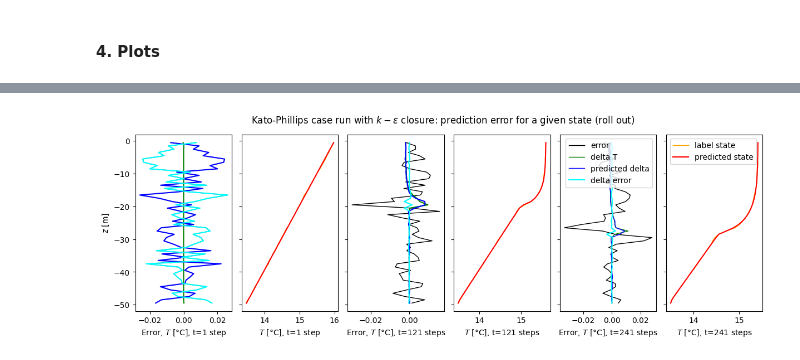
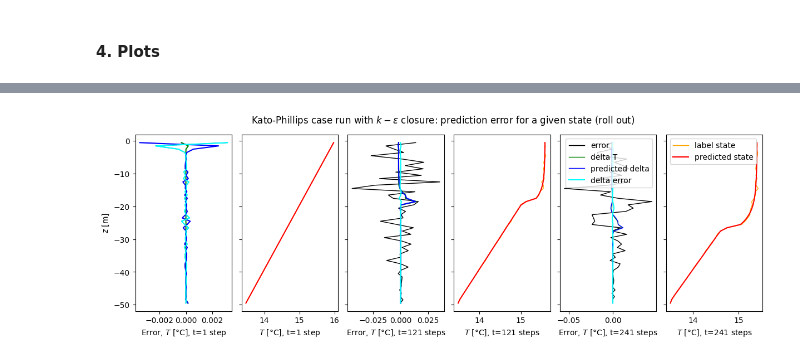
Before and after one commit to anne-df/ige_deep_emulators, a Jupyter notebook: postprocessing.ipynb, the cells around one changed output, grey strips where cells are left out. Drawn from its saved outputs; the diff is of its cells as text; code cells hidden in the pictures.

```diff
--- a/postprocessing.ipynb
+++ b/postprocessing.ipynb
@@ -56,3 +59,6 @@ app_labels = np.load("data/inf_labels.npy")
+# %%
+def denormalize_labels(labels: np.ndarray, label_mean: float, label_std: float) -> np.ndarray:
+    return labels * label_std + label_mean
 # %% [markdown]
 #### 2. Apply Model (One Iteration)
 # %%
@@ -112,7 +113,7 @@ plt.show()
 # %%
 # to parallelize over trajectories
 
-def roll_out_from_traj(file_paths, inf_combined_data, norm_factor, model, params, start_index=0):
+def roll_out_from_traj(file_paths, inf_combined_data, norm_factor, model, params, label_mean, label_std, start_index=0):
     """
     Roll out the neural network from an initial temperature state and other variables of the trajectory
     (it uses the s, u, v variables of the actual trajectory to predict the temperature)
@@ -130,6 +131,7 @@ def roll_out_from_traj(file_paths, inf_combined_data, norm_factor, model, params
     """
     # Initialization
     inf_combined_data, inf_labels = preprocess_and_generate_labels(file_paths, norm_factor)
+    #inf_labels = inf_labels# * 10.
     n_sim = len(file_paths)
     n_time = inf_combined_data.shape[0]//n_sim
     depth = inf_combined_data.shape[2]
@@ -149,34 +151,35 @@ def roll_out_from_traj(file_paths, inf_combined_data, norm_factor, model, params
 
         # get preprocessed data for the trajectory
         pre_data = np.zeros((n_time+1, 5, depth)) # initial state + n_time following states
-        pre_data[:-1] = inf_combined_data[i*n_time:(i+1)*n_time]
-        inf_labels_i = inf_labels[i*n_time:(i+1)*n_time]
+        pre_data[:-1] = inf_combined_data[i*n_time:(i+1)*n_time]*norm_factor
+        #inf_labels_i = inf_labels[i*n_time:(i+1)*n_time]
         # initial state
-        state_t = pre_data[start_index:start_index+1] # ! change with reshape function
-
+        state_t = pre_data[start_index:start_index+1]/norm_factor # ! change with reshape function
 
         for t in range(start_index, n_time):
             temp_delta = model.apply(params, state_t)
-            # stop residuals pre_data[t+1, 0, :] = pre_data[t, 0, :] + temp_delta # roll out
-            pre_data[t+1, 0, :] = temp_delta
+            pre_data[t+1, 0, :] = pre_data[t, 0, :] + denormalize_labels(temp_delta, label_mean, label_std) # roll out
+            #pre_data[t+1, 0, :] = temp_delta
 
             # track the explained variance and mse
-            explained_variance[i, t] = explained_variance_score(inf_labels[i*n_time+t], temp_delta[0])
-            mse[i, t, :] = np.square(temp_delta[0]-inf_labels[i*n_time+t])
+            inf_label_deg = denormalize_labels(inf_labels[i*n_time+t], label_mean, label_std)
+            temp_delta_deg = denormalize_labels(temp_delta[0], label_mean, label_std)
+            explained_variance[i, t] = explained_variance_score(inf_label_deg, temp_delta_deg)
+            mse[i, t, :] = np.square(temp_delta_deg-inf_label_deg)
 
             # no need to postprocess because temp_delta are normalized too
-            state_t = pre_data[t+1:t+2] # to change with reshape
+            state_t = pre_data[t+1:t+2]/norm_factor # to change with reshape
         # pre_data temperatures are results of the model
 
         # store ith deep trajectory
         deep_traj[i] = Trajectory(grid=grid, time=original_traj[i].time,
                                   u=original_traj[i].u, v=original_traj[i].v,
-                                  t=pre_data[:,0,:]*norm_factor, s=original_traj[i].s)
+                                  t=pre_data[:,0,:], s=original_traj[i].s)
 
     return original_traj, deep_traj, mse, explained_variance
 # %%
-n_traj = 10
-original_traj, deep_traj, mse, explained_variance = roll_out_from_traj(file_paths[:n_traj], app_data, 25., model, params)
+n_traj = 100
+original_traj, deep_traj, mse, explained_variance = roll_out_from_traj(file_paths[:n_traj], app_data, 25., model, params, label_mean, label_std)
 #original_traj, deep_traj, mse, explained_variance = roll_out_from_traj(file_paths[:n_traj], app_data, 25., model, params, start_index=30)
 # 4 minutes 20 for 100 trajectories MLP(64,128,64)
 # 3 min for MLP(64,64)
@@ -228,0 +238,12 @@ plt.show()
+# %%
+max_mse_sim = np.argmax(np.mean(mse, axis=(1,2)))
+min_mse_sim = np.argmin(np.mean(mse, axis=(1,2)))
+med_mse_sim = np.argsort(np.mean(mse, axis=(1,2)))[n_sim//2]
+
+plt.plot(np.mean(mse, axis=2)[min_mse_sim], label = 'min')
+plt.plot(np.mean(mse, axis=2)[med_mse_sim], label = 'median')
+plt.plot(np.mean(mse, axis=(0,2)), label = 'mean')
+plt.plot(np.mean(mse, axis=2)[max_mse_sim], label = 'max')
+plt.legend()
+plt.suptitle('MSE evolution over time')
+plt.show()
@@ -229,7 +252,7 @@ plt.show()
 # %%
 # Visualize the error and residuals
 
-sim_index = -1
+sim_index = med_mse_sim
 traj_obs = original_traj[sim_index]
 traj_deep = deep_traj[sim_index]
 t = 1 # t>0
@@ -248,34 +271,34 @@ ax_r.plot(traj_obs.t[t, :]-traj_obs.t[t-1, :] - (traj_deep.t[t, :]-traj_deep.t[t
 ax_s.plot(traj_deep.t[t, :], zr, 'orange', linewidth=1)
 ax_s.plot(traj_obs.t[t, :], zr, 'r')
 
 ax_t.plot(traj_obs.t[t+120, :]-traj_deep.t[t+120, :], zr, 'k', linewidth=1)
 ax_t.plot(traj_obs.t[t+120, :]-traj_obs.t[t-1+120, :], zr, 'g')
 ax_t.plot(traj_deep.t[t+120, :]-traj_deep.t[t-1+120, :], zr, 'b')
 ax_t.plot(traj_obs.t[t+120, :]-traj_obs.t[t-1+120, :] - (traj_deep.t[t+120, :]-traj_deep.t[t-1+120, :]), zr, 'cyan')
 ax_u.plot(traj_deep.t[t+120, :], zr, 'orange', linewidth=1)
 ax_u.plot(traj_obs.t[t+120, :], zr, 'r')
 
 ax_v.plot(traj_obs.t[t+240, :]-traj_deep.t[t+240, :], zr, 'k', linewidth=1, label='error')
 ax_v.plot(traj_obs.t[t+240, :]-traj_obs.t[t-1+240, :], zr, 'g', linewidth=1, label= "delta T")
 ax_v.plot(traj_deep.t[t+240, :]-traj_deep.t[t-1+240, :], zr, 'b', linewidth=1, label= "predicted delta")
 ax_v.plot(traj_obs.t[t+240, :]-traj_obs.t[t-1+240, :] - (traj_deep.t[t+240, :]-traj_deep.t[t-1+240, :]), zr, 'cyan', label= "delta error")
 ax_w.plot(traj_deep.t[t+240, :], zr, 'orange', linewidth=1, label='label state')
 ax_w.plot(traj_obs.t[t+240, :], zr, 'r', label='predicted state')
 
 ax_r.set_xlabel (f'Error, $T$ [°C], t={t} step')
 ax_t.set_xlabel (f'Error, $T$ [°C], t={t+120} steps')
 ax_v.set_xlabel (f'Error, $T$ [°C], t={t+240} steps')
 ax_s.set_xlabel (f'$T$ [°C], t={t} step')
 ax_u.set_xlabel (f'$T$ [°C], t={t+120} steps')
 ax_w.set_xlabel (f'$T$ [°C], t={t+240} steps')
 ax_r.set_ylabel(r'$z$ [m]')
 fig.suptitle(r'Kato-Phillips case run with $k-\varepsilon$ closure: prediction error for a given state (roll out)')
 ax_w.legend(framealpha=.8)
 ax_v.legend(framealpha=.8, loc='upper right')
 
 plt.show()
 # %% [output]
-[figure, old version]
+[figure, new version]
 # %%
 # Plot and compare to actual trajectory
 
```
Also changed, not shown: parts of 10 cells of this notebook, 17 other files.
